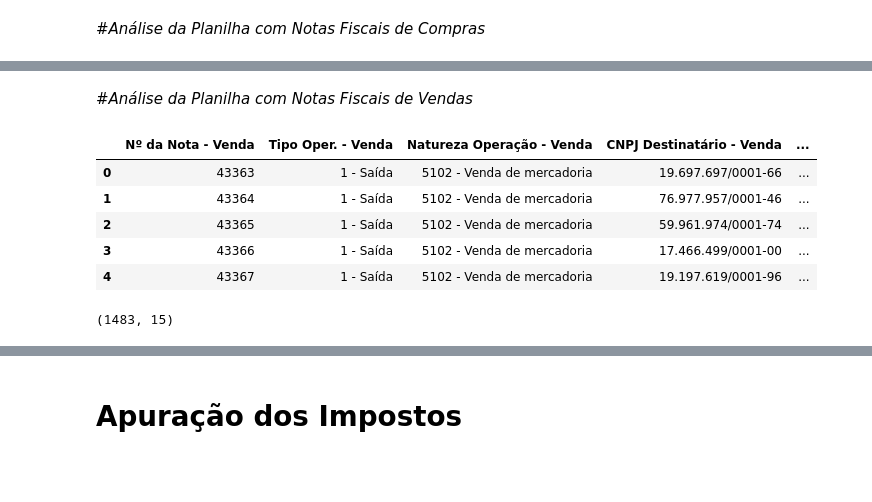
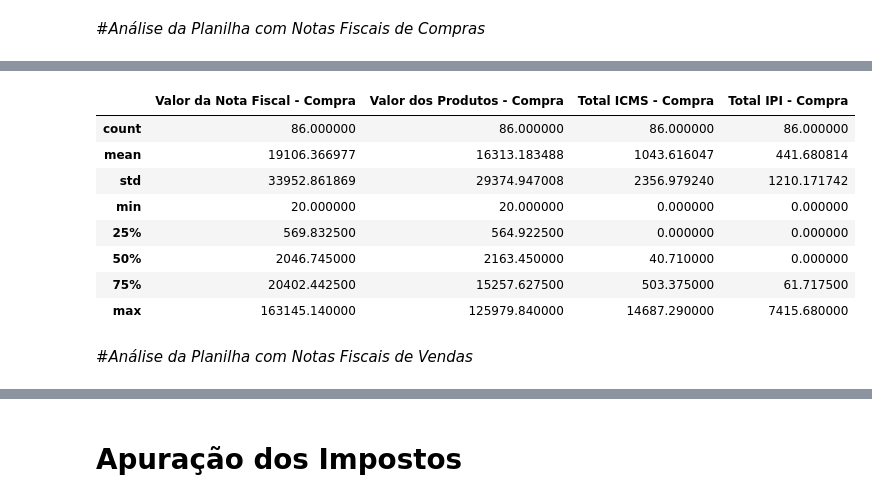
Before and after one commit to NEYRIB/Projeto-dados-com-Python-e-Pandas-DIO, a Jupyter notebook: Projeto_dados_com_Python_e_Pandas_dio.ipynb, the cells around one changed output, grey strips where cells are left out. Drawn from its saved outputs; the diff is of its cells as text; code cells hidden in the pictures; blank space fills up the shorter version.

```diff
--- a/Projeto_dados_com_Python_e_Pandas_dio.ipynb
+++ b/Projeto_dados_com_Python_e_Pandas_dio.ipynb
@@ -197,2 +199,15 @@ plt.ylabel("Tipos de Compras no mês");
+# %%
+#Estatísticas
+dfcompras.describe()
+# %% [output]
+|  | Valor da Nota Fiscal - Compra | Valor dos Produtos - Compra | Total ICMS - Compra | Total IPI - Compra |
+| count | 86.000000 | 86.000000 | 86.000000 | 86.000000 |
+| mean | 19106.366977 | 16313.183488 | 1043.616047 | 441.680814 |
+| std | 33952.861869 | 29374.947008 | 2356.979240 | 1210.171742 |
+| min | 20.000000 | 20.000000 | 0.000000 | 0.000000 |
+| 25% | 569.832500 | 564.922500 | 0.000000 | 0.000000 |
+| 50% | 2046.745000 | 2163.450000 | 40.710000 | 0.000000 |
+| 75% | 20402.442500 | 15257.627500 | 503.375000 | 61.717500 |
+| max | 163145.140000 | 125979.840000 | 14687.290000 | 7415.680000 |
 # %% [markdown]
 #*Análise da Planilha com Notas Fiscais de Vendas*
@@ -202,15 +213,0 @@ df = pd.read_excel("RelatorioNFe-saidas_limpa.xlsx")
-# %%
-#Visualizando as 5 primeiras linhas
-df.head()
-# %% [output]
-|  | Nº da Nota - Venda | Tipo Oper. - Venda | Natureza Operação - Venda | CNPJ Destinatário - Venda | ... |
-| 0 | 43363 | 1 - Saída | 5102 - Venda de mercadoria | 19.697.697/0001-66 | ... |
-| 1 | 43364 | 1 - Saída | 5102 - Venda de mercadoria | 76.977.957/0001-46 | ... |
-| 2 | 43365 | 1 - Saída | 5102 - Venda de mercadoria | 59.961.974/0001-74 | ... |
-| 3 | 43366 | 1 - Saída | 5102 - Venda de mercadoria | 17.466.499/0001-00 | ... |
-| 4 | 43367 | 1 - Saída | 5102 - Venda de mercadoria | 19.197.619/0001-96 | ... |
-# %%
-#Quantidade de linhas e colunas
-df.shape
-# %% [output]
-(1483, 15)
```
Also changed, not shown: parts of 149 cells of this notebook.
